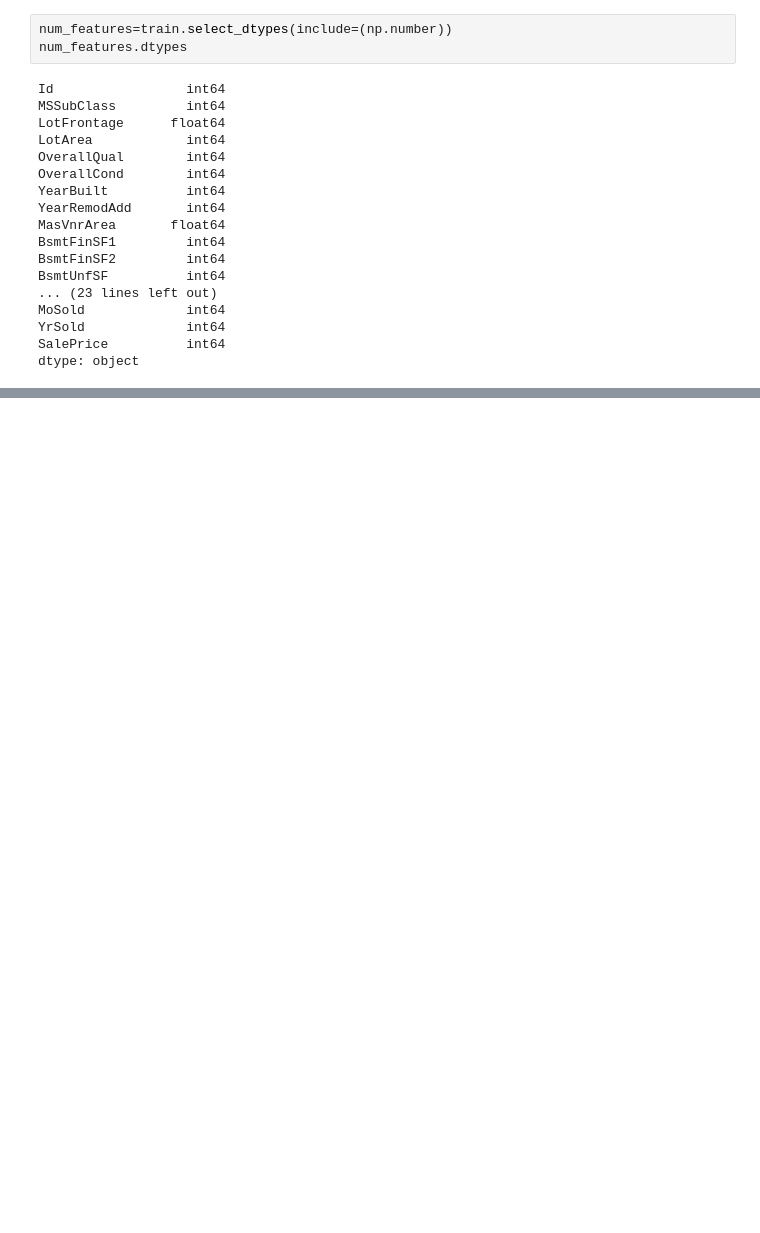
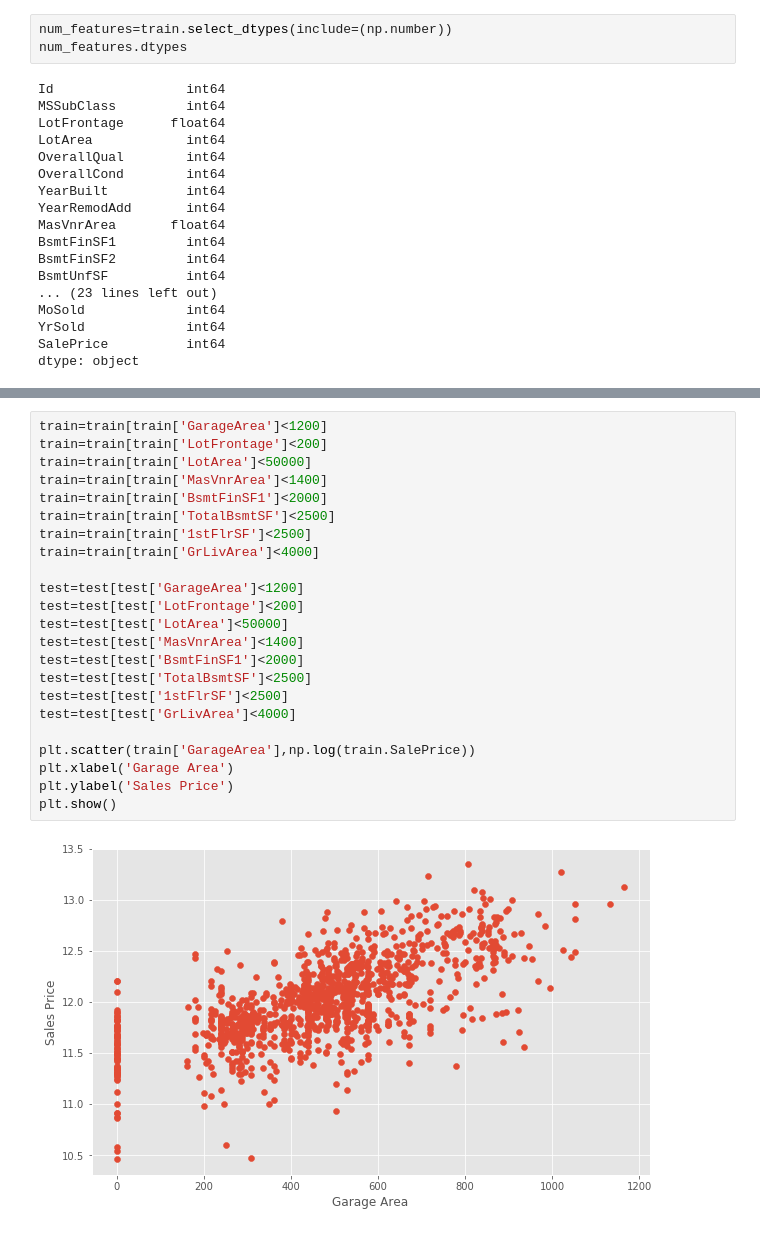
Before and after one commit to code-freeze/keras_machineLearning, a Jupyter notebook: housePrice.ipynb, the cells around one changed output, grey strips where cells are left out. Drawn from its saved outputs; the diff is of its cells as text; blank space fills up the shorter version.

```diff
--- a/housePrice.ipynb
+++ b/housePrice.ipynb
@@ -120,0 +135,25 @@ num_features.corr(method='kendall')
+# %%
+train=train[train['GarageArea']<1200]
+train=train[train['LotFrontage']<200]
+train=train[train['LotArea']<50000]
+train=train[train['MasVnrArea']<1400]
+train=train[train['BsmtFinSF1']<2000]
+train=train[train['TotalBsmtSF']<2500]
+train=train[train['1stFlrSF']<2500]
+train=train[train['GrLivArea']<4000]
+
+test=test[test['GarageArea']<1200]
+test=test[test['LotFrontage']<200]
+test=test[test['LotArea']<50000]
+test=test[test['MasVnrArea']<1400]
+test=test[test['BsmtFinSF1']<2000]
+test=test[test['TotalBsmtSF']<2500]
+test=test[test['1stFlrSF']<2500]
+test=test[test['GrLivArea']<4000]
+
+plt.scatter(train['GarageArea'],np.log(train.SalePrice))
+plt.xlabel('Garage Area')
+plt.ylabel('Sales Price')
+plt.show()
+# %% [output]
+[figure, added]
```
Also changed, not shown: parts of 42 cells of this notebook.
